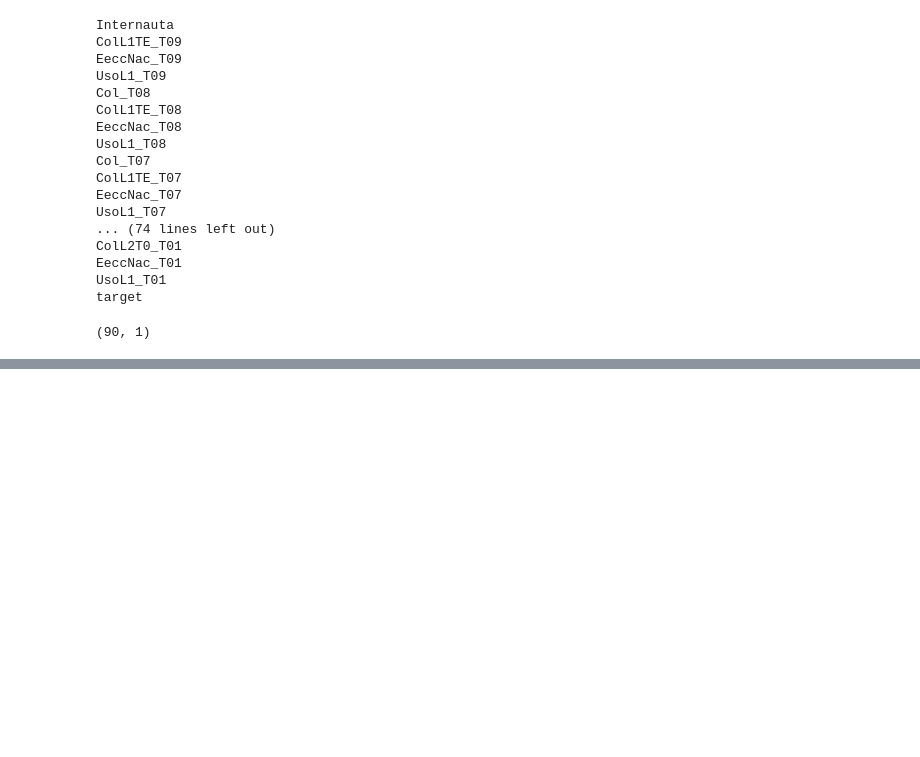
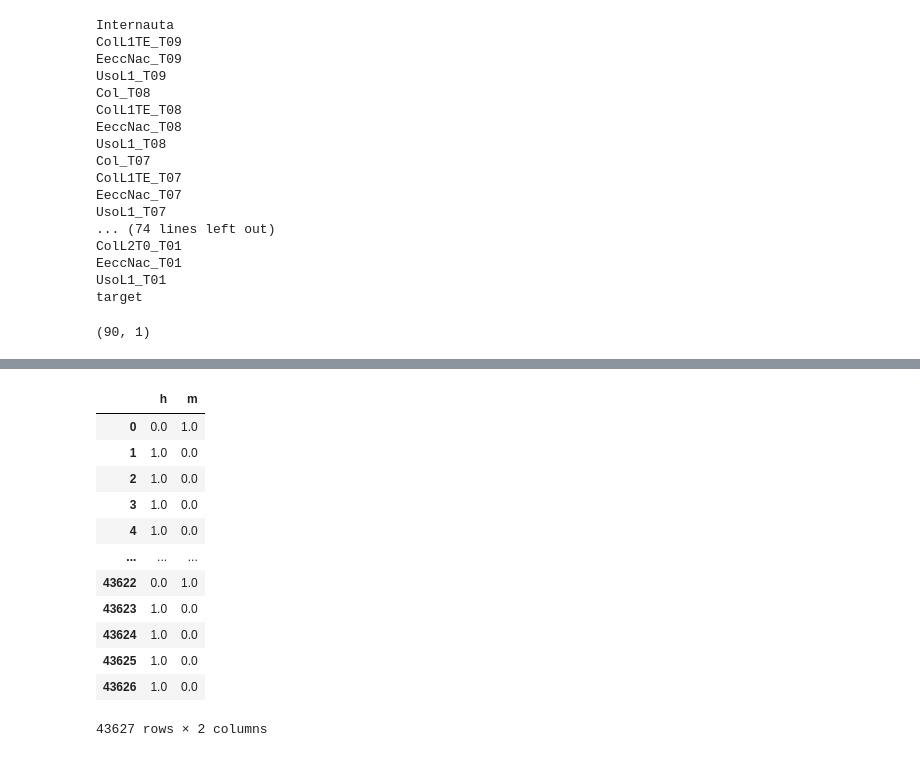
Before and after one commit to Maxibrionest/MachineLearning, a Jupyter notebook: Entrega2/Entrega2.ipynb, the cells around one changed output, grey strips where cells are left out. Drawn from its saved outputs; the diff is of its cells as text; code cells hidden in the pictures; blank space fills up the shorter version.

```diff
--- a/Entrega2/Entrega2.ipynb
+++ b/Entrega2/Entrega2.ipynb
@@ -572,0 +609,16 @@ corr_value_target.shape
+# %%
+df_enc
+# %% [output]
+|  | h | m |
+| 0 | 0.0 | 1.0 |
+| 1 | 1.0 | 0.0 |
+| 2 | 1.0 | 0.0 |
+| 3 | 1.0 | 0.0 |
+| 4 | 1.0 | 0.0 |
+| ... | ... | ... |
+| 43622 | 0.0 | 1.0 |
+| 43623 | 1.0 | 0.0 |
+| 43624 | 1.0 | 0.0 |
+| 43625 | 1.0 | 0.0 |
+| 43626 | 1.0 | 0.0 |
+43627 rows × 2 columns
```
Also changed, not shown: parts of 15 cells of this notebook.
